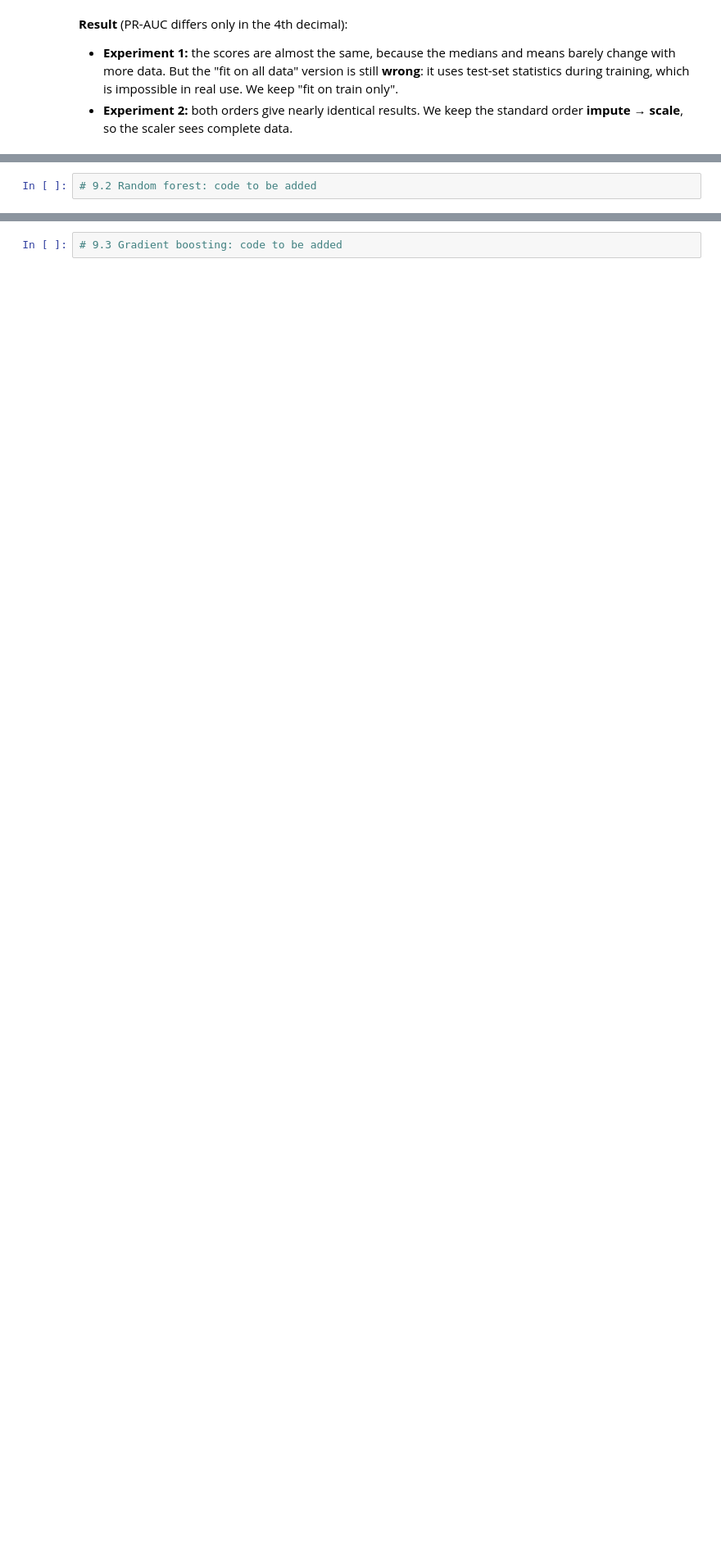
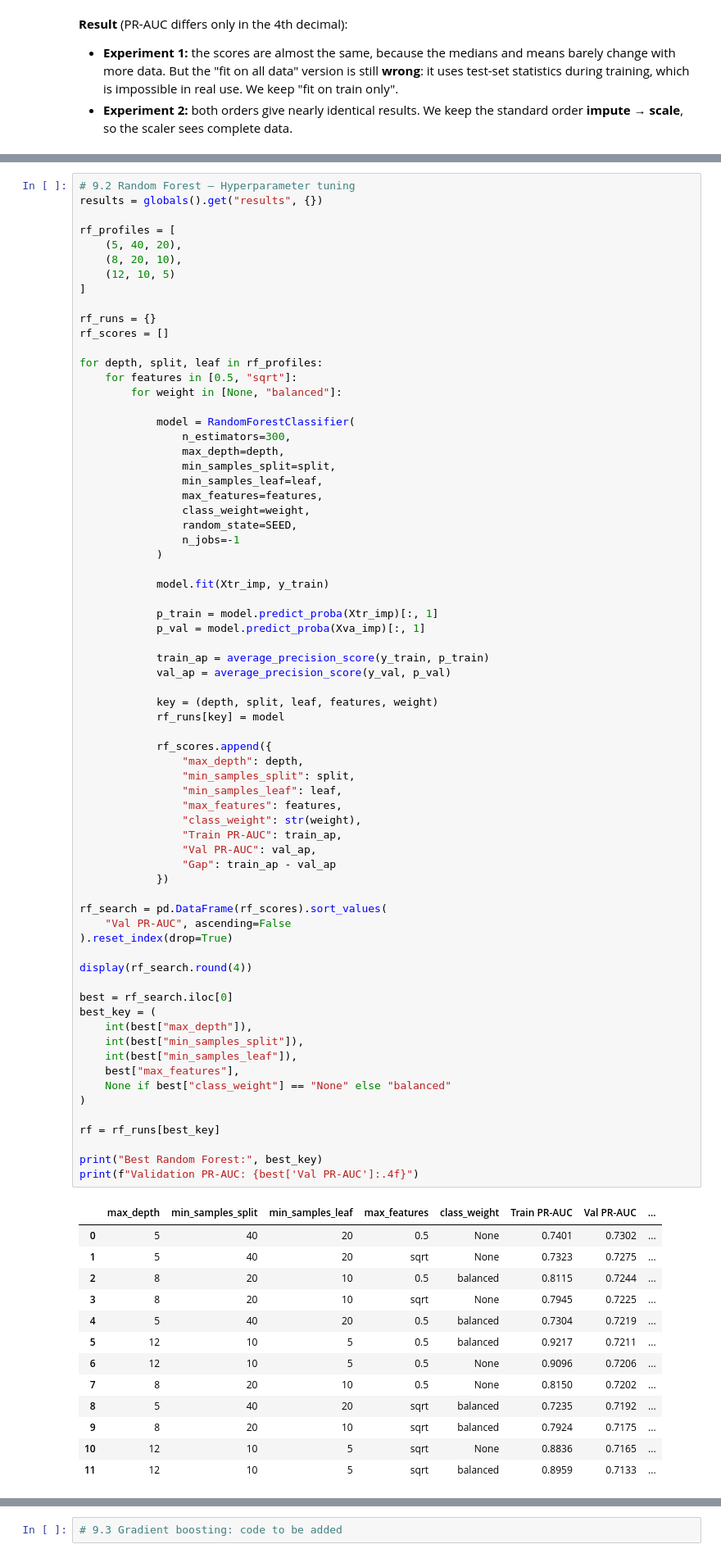
Before and after one commit to AbdelrahmanWaelH/F1_AI_Tools, a Jupyter notebook: F1_Podium_Prediction_Sections_1-8.ipynb, the cells around one changed output, grey strips where cells are left out. Shown at 82% size. Saved outputs shown, nothing was run; the diff lists cells and outputs as text; blank space fills up the shorter version.

```diff
--- a/F1_Podium_Prediction_Sections_1-8.ipynb
+++ b/F1_Podium_Prediction_Sections_1-8.ipynb
@@ -825,2 +840,83 @@ Brier score (validation): 0.0671 | mean predicted 0.157 vs actual podium rate 0.
 # %%
-# 9.2 Random forest: code to be added
+# 9.2 Random Forest — Hyperparameter tuning
+results = globals().get("results", {})
+
+rf_profiles = [
+    (5, 40, 20),
+    (8, 20, 10),
+    (12, 10, 5)
+]
+
+rf_runs = {}
+rf_scores = []
+
+for depth, split, leaf in rf_profiles:
+    for features in [0.5, "sqrt"]:
+        for weight in [None, "balanced"]:
+
+            model = RandomForestClassifier(
+                n_estimators=300,
+                max_depth=depth,
+                min_samples_split=split,
+                min_samples_leaf=leaf,
+                max_features=features,
+                class_weight=weight,
+                random_state=SEED,
+                n_jobs=-1
+            )
+
+            model.fit(Xtr_imp, y_train)
+
+            p_train = model.predict_proba(Xtr_imp)[:, 1]
+            p_val = model.predict_proba(Xva_imp)[:, 1]
+
+            train_ap = average_precision_score(y_train, p_train)
+            val_ap = average_precision_score(y_val, p_val)
+
+            key = (depth, split, leaf, features, weight)
+            rf_runs[key] = model
+
+            rf_scores.append({
+                "max_depth": depth,
+                "min_samples_split": split,
+                "min_samples_leaf": leaf,
+                "max_features": features,
+                "class_weight": str(weight),
+                "Train PR-AUC": train_ap,
+                "Val PR-AUC": val_ap,
+                "Gap": train_ap - val_ap
+            })
+
+rf_search = pd.DataFrame(rf_scores).sort_values(
+    "Val PR-AUC", ascending=False
+).reset_index(drop=True)
+
+display(rf_search.round(4))
+
+best = rf_search.iloc[0]
+best_key = (
+    int(best["max_depth"]),
+    int(best["min_samples_split"]),
+    int(best["min_samples_leaf"]),
+    best["max_features"],
+    None if best["class_weight"] == "None" else "balanced"
+)
+
+rf = rf_runs[best_key]
+
+print("Best Random Forest:", best_key)
+print(f"Validation PR-AUC: {best['Val PR-AUC']:.4f}")
+# %% [output]
+|  | max_depth | min_samples_split | min_samples_leaf | max_features | class_weight | Train PR-AUC | Val PR-AUC | ... |
+| 0 | 5 | 40 | 20 | 0.5 | None | 0.7401 | 0.7302 | ... |
+| 1 | 5 | 40 | 20 | sqrt | None | 0.7323 | 0.7275 | ... |
+| 2 | 8 | 20 | 10 | 0.5 | balanced | 0.8115 | 0.7244 | ... |
+| 3 | 8 | 20 | 10 | sqrt | None | 0.7945 | 0.7225 | ... |
+| 4 | 5 | 40 | 20 | 0.5 | balanced | 0.7304 | 0.7219 | ... |
+| 5 | 12 | 10 | 5 | 0.5 | balanced | 0.9217 | 0.7211 | ... |
+| 6 | 12 | 10 | 5 | 0.5 | None | 0.9096 | 0.7206 | ... |
+| 7 | 8 | 20 | 10 | 0.5 | None | 0.8150 | 0.7202 | ... |
+| 8 | 5 | 40 | 20 | sqrt | balanced | 0.7235 | 0.7192 | ... |
+| 9 | 8 | 20 | 10 | sqrt | balanced | 0.7924 | 0.7175 | ... |
+| 10 | 12 | 10 | 5 | sqrt | None | 0.8836 | 0.7165 | ... |
+| 11 | 12 | 10 | 5 | sqrt | balanced | 0.8959 | 0.7133 | ... |
```
Also changed, not shown: parts of 19 cells of this notebook.
